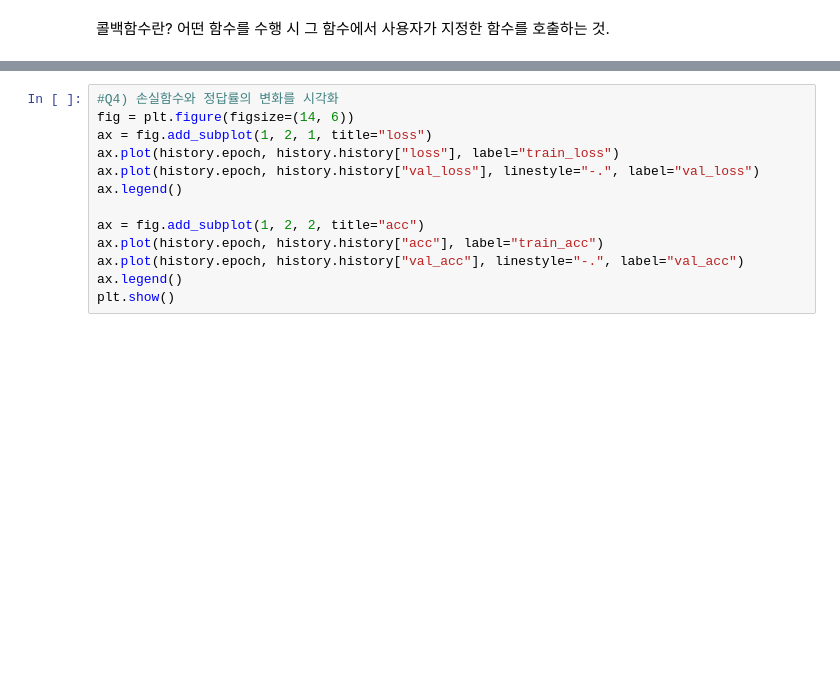
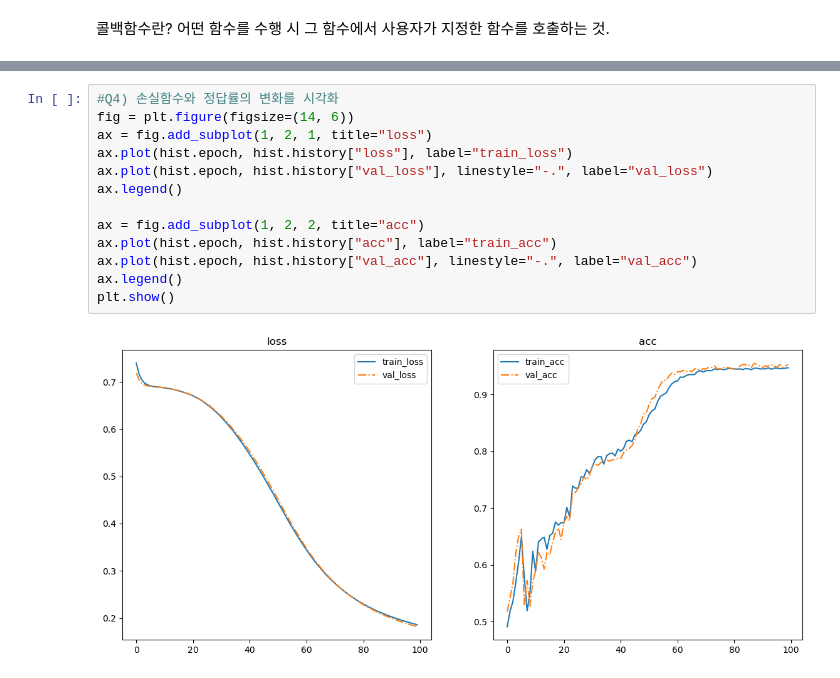
Before and after one commit to chickengak/TIL, a Jupyter notebook: dev-journey/deeplearning_callbacks_1_earlystopping.ipynb, the cells around one changed output, grey strips where cells are left out. Cells and saved outputs as stored; diff of their text form; blank space fills up the shorter version.

```diff
--- a/dev-journey/deeplearning_callbacks_1_earlystopping.ipynb
+++ b/dev-journey/deeplearning_callbacks_1_earlystopping.ipynb
@@ -89,16 +124,18 @@ hist = model.fit(x_train, y_train, epochs=100, batch_size=32, validation_data=[x
 # %%
 #Q4) 손실함수와 정답률의 변화를 시각화
 fig = plt.figure(figsize=(14, 6))
 ax = fig.add_subplot(1, 2, 1, title="loss")
-ax.plot(history.epoch, history.history["loss"], label="train_loss")
-ax.plot(history.epoch, history.history["val_loss"], linestyle="-.", label="val_loss")
+ax.plot(hist.epoch, hist.history["loss"], label="train_loss")
+ax.plot(hist.epoch, hist.history["val_loss"], linestyle="-.", label="val_loss")
 ax.legend()
 
 ax = fig.add_subplot(1, 2, 2, title="acc")
-ax.plot(history.epoch, history.history["acc"], label="train_acc")
-ax.plot(history.epoch, history.history["val_acc"], linestyle="-.", label="val_acc")
+ax.plot(hist.epoch, hist.history["acc"], label="train_acc")
+ax.plot(hist.epoch, hist.history["val_acc"], linestyle="-.", label="val_acc")
 ax.legend()
 plt.show()
+# %% [output]
+[figure, added]
 # %%
 # 정답이 특정값 이상됐을 떄 중단하고 싶으면. (90%)
 
```
Also changed, not shown: parts of 9 cells of this notebook, 9 other files.
